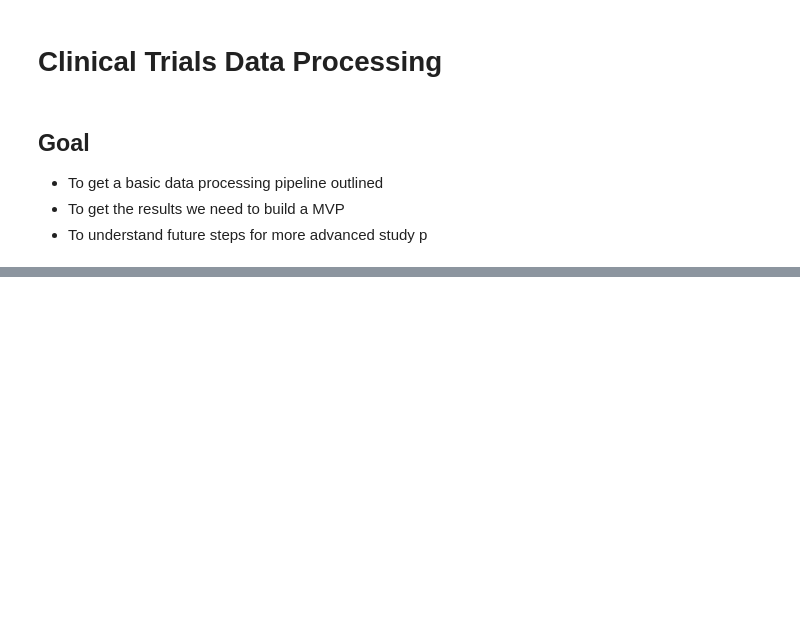
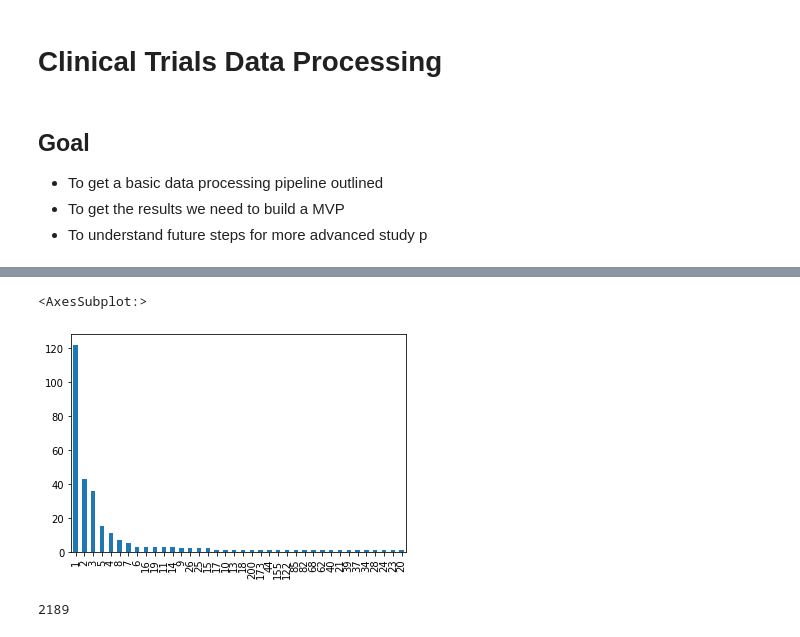
Before and after one commit to porterehunley/drugprocessing, a Jupyter notebook: ClincalTrialsPlayground.ipynb, the cells around one changed output, grey strips where cells are left out. Saved outputs shown, nothing was run; the diff lists cells and outputs as text; code cells hidden in the pictures; blank space fills up the shorter version.

Commit message:
basic p-values and more

```diff
--- a/ClincalTrialsPlayground.ipynb
+++ b/ClincalTrialsPlayground.ipynb
@@ -41,0 +74,12 @@ def get_conditions_for_drug(drug):
+# %%
+raw_conditions_dict = get_conditions_for_drug('gabapentin')
+# %%
+condition_field_values = raw_conditions_dict['FieldValuesResponse']['FieldValues']
+# %%
+parsable = {'Conditions': [], 'NStudies': []}
+for value in condition_field_values:
+    parsable['Conditions'].append(value['FieldValue'])
+    parsable['NStudies'].append(value['NStudiesFoundWithValue'])
+
+conditionsDf = pd.DataFrame.from_dict(parsable).sort_values('NStudies', ascending=False)
+conditionsDf
@@ -41,0 +123,16 @@ def get_conditions_for_drug(drug):
+# %%
+import matplotlib.pyplot as plt
+
+conditionsDf['NStudies'].value_counts().plot.bar()
+# %% [output]
+<AxesSubplot:>
+[figure, added]
+# %%
+# We need to get a cutoff value for what conditions are going to be listed
+# The value should be percentage based to account for the differing study values for each drug
+# Maybe the conditions that add up to 50% of the data or something
+# Actually let's just take top 5 - this is a problem for the medical people
+
+conditionsDf.sum()['NStudies']
+# %% [output]
+2189
```
Also changed, not shown: parts of 30 cells of this notebook.
